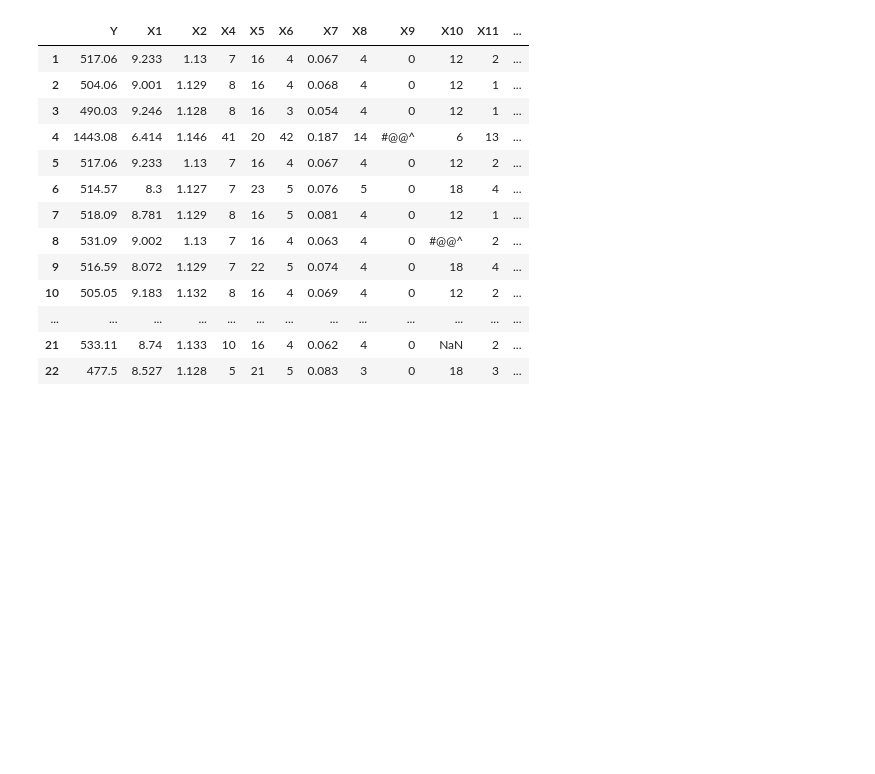
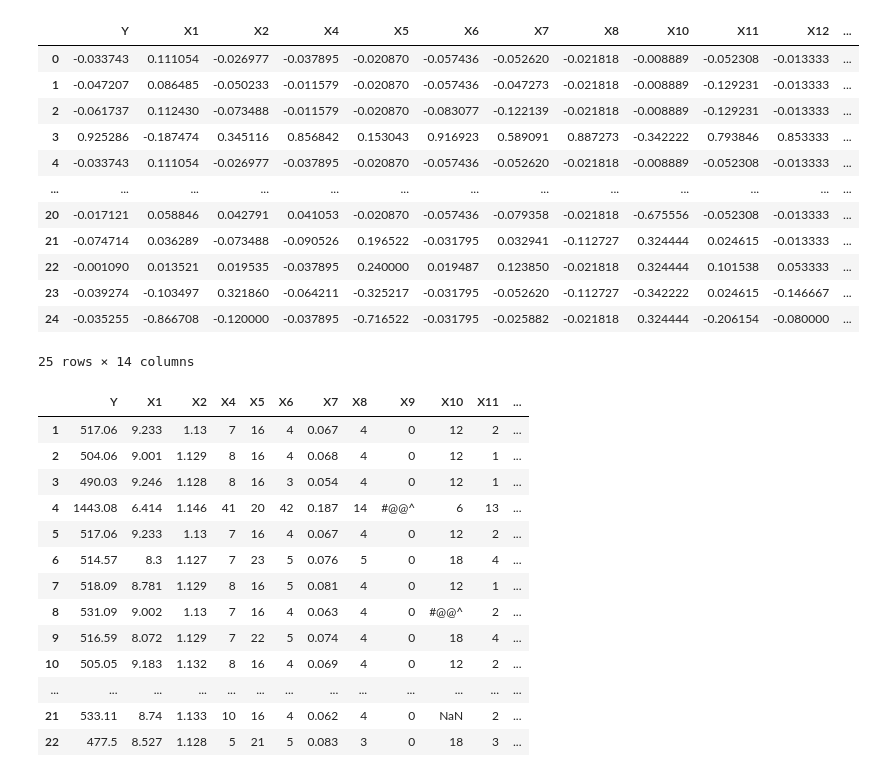
Before and after one commit to azadehiranmehr/lab2-Q2, a Jupyter notebook: lab2-q2.ipynb, the cells around one changed output. Cells and saved outputs as stored; diff of their text form; code cells hidden in the pictures; blank space fills up the shorter version.

```diff
--- a/lab2-q2.ipynb
+++ b/lab2-q2.ipynb
@@ -56,3 +88,20 @@ dataframe1
+# %%
+df2.loc[:,df2.std()>0].apply(zscore)
+df2.loc[:,df2.std()>0].apply(zscore2)
+# %% [output]
+|  | Y | X1 | X2 | X4 | X5 | X6 | X7 | X8 | X10 | X11 | X12 | ... |
+| 0 | -0.033743 | 0.111054 | -0.026977 | -0.037895 | -0.020870 | -0.057436 | -0.052620 | -0.021818 | -0.008889 | -0.052308 | -0.013333 | ... |
+| 1 | -0.047207 | 0.086485 | -0.050233 | -0.011579 | -0.020870 | -0.057436 | -0.047273 | -0.021818 | -0.008889 | -0.129231 | -0.013333 | ... |
+| 2 | -0.061737 | 0.112430 | -0.073488 | -0.011579 | -0.020870 | -0.083077 | -0.122139 | -0.021818 | -0.008889 | -0.129231 | -0.013333 | ... |
+| 3 | 0.925286 | -0.187474 | 0.345116 | 0.856842 | 0.153043 | 0.916923 | 0.589091 | 0.887273 | -0.342222 | 0.793846 | 0.853333 | ... |
+| 4 | -0.033743 | 0.111054 | -0.026977 | -0.037895 | -0.020870 | -0.057436 | -0.052620 | -0.021818 | -0.008889 | -0.052308 | -0.013333 | ... |
+| ... | ... | ... | ... | ... | ... | ... | ... | ... | ... | ... | ... | ... |
+| 20 | -0.017121 | 0.058846 | 0.042791 | 0.041053 | -0.020870 | -0.057436 | -0.079358 | -0.021818 | -0.675556 | -0.052308 | -0.013333 | ... |
+| 21 | -0.074714 | 0.036289 | -0.073488 | -0.090526 | 0.196522 | -0.031795 | 0.032941 | -0.112727 | 0.324444 | 0.024615 | -0.013333 | ... |
+| 22 | -0.001090 | 0.013521 | 0.019535 | -0.037895 | 0.240000 | 0.019487 | 0.123850 | -0.021818 | 0.324444 | 0.101538 | 0.053333 | ... |
+| 23 | -0.039274 | -0.103497 | 0.321860 | -0.064211 | -0.325217 | -0.031795 | -0.052620 | -0.112727 | -0.342222 | 0.024615 | -0.146667 | ... |
+| 24 | -0.035255 | -0.866708 | -0.120000 | -0.037895 | -0.716522 | -0.031795 | -0.025882 | -0.021818 | 0.324444 | -0.206154 | -0.080000 | ... |
+25 rows × 14 columns
 # %%
 df_clean = dataframe1.copy()
 # %%
```
Also changed, not shown: parts of 12 cells of this notebook.
